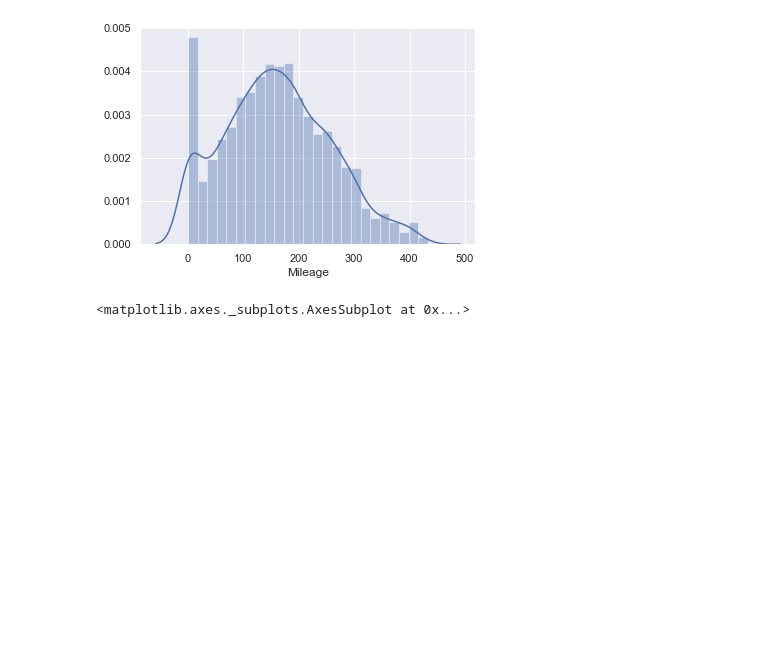
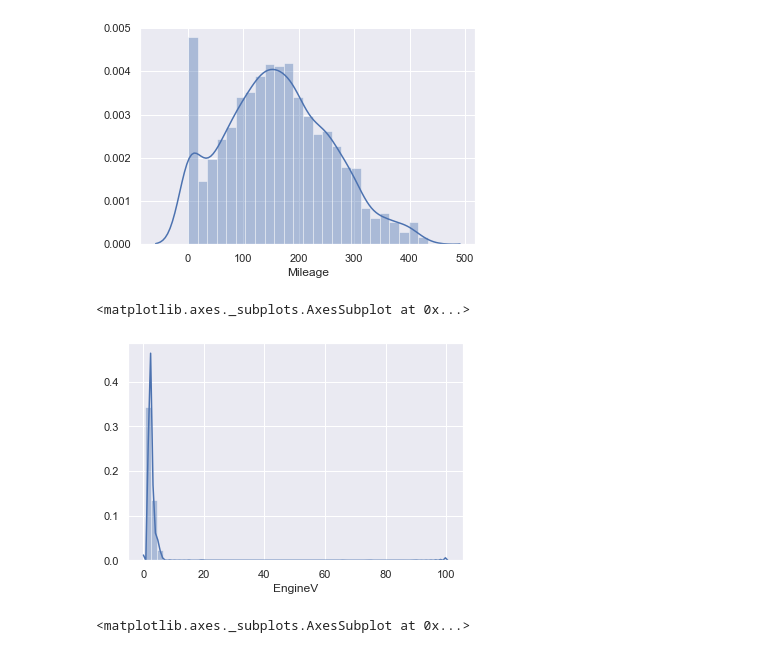
Before and after one commit to OLeoghain/Car-Price-Prediction, a Jupyter notebook: Car Price Prediction - Linear Regression.ipynb, the cells around one changed output. Cells and saved outputs as stored; diff of their text form; code cells hidden in the pictures; blank space fills up the shorter version.

```diff
--- a/Car Price Prediction - Linear Regression.ipynb
+++ b/Car Price Prediction - Linear Regression.ipynb
@@ -117,6 +139,11 @@ sns.distplot(data_2['Mileage'])
 # %% [output]
 <matplotlib.axes._subplots.AxesSubplot at 0x...>
 [figure]
+# %%
+sns.distplot(data_2['EngineV'])
+# %% [output]
+<matplotlib.axes._subplots.AxesSubplot at 0x...>
+[figure, added]
 # %%
 data_3 = data_2[data_2['EngineV']<6.5]
 # %%
```
Also changed, not shown: parts of 11 cells of this notebook, 1 other file.
